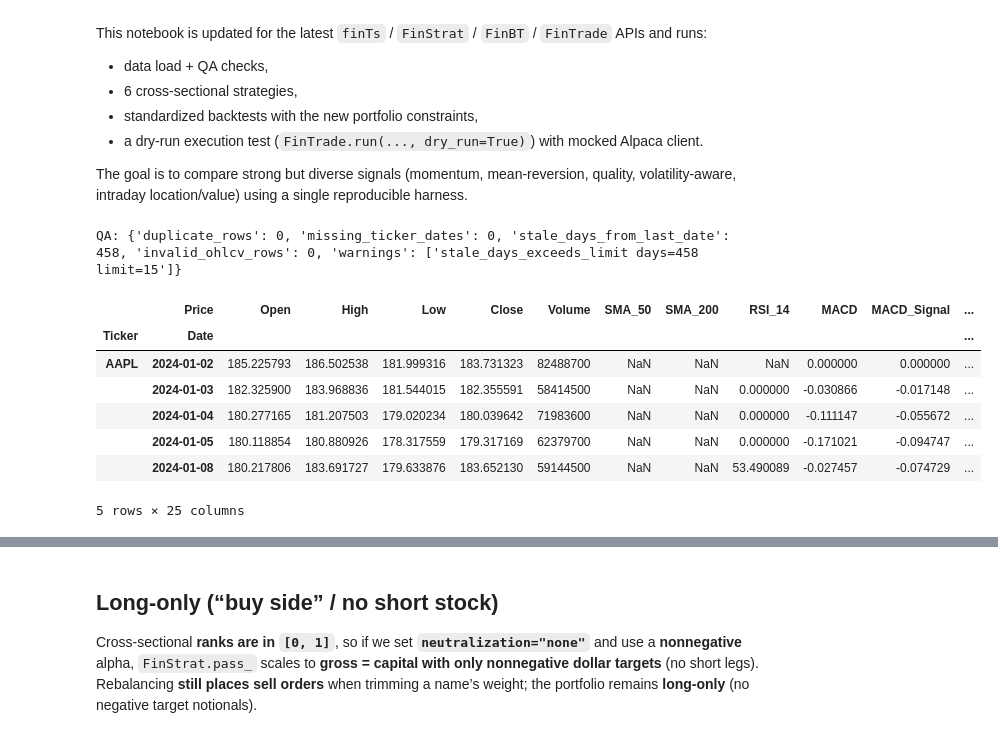
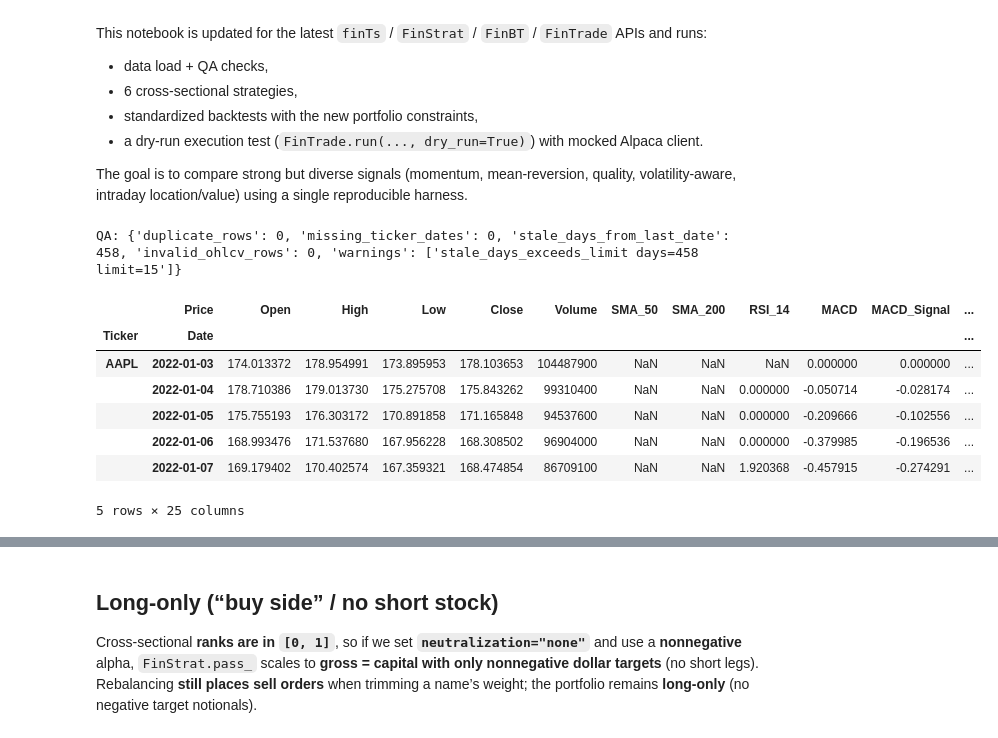
Before and after one commit to Kaushikdey647/shunya, a Jupyter notebook: test.ipynb, the cells around one changed output, grey strips where cells are left out. Cells and saved outputs as stored; diff of their text form; code cells hidden in the pictures.

```diff
--- a/test.ipynb
+++ b/test.ipynb
@@ -22,39 +22,39 @@ from src.algorithm.decision import DecisionContext
 from src.algorithm.fintrade import FinTrade
 from src.utils import indicators as ind
 from unittest.mock import MagicMock
 
 from src.data.fints import finTs
 
 urllib3.disable_warnings(urllib3.exceptions.InsecureRequestWarning)
 session = requests.Session(impersonate="chrome", verify=False)
 
-START, END = "2024-01-01", "2025-01-01"
+START, END = "2022-01-01", "2025-01-01"
 TICKERS = [
     "AAPL", "MSFT", "NVDA", "GOOGL", "AMZN", "META",
     "JPM", "XOM", "UNH", "PG", "KO", "ORCL",
 ]
 
 data = finTs(
     start_date=START,
     end_date=END,
     ticker_list=TICKERS,
     session=session,
 )
 
 assert not data.df.empty, "No market data loaded. Check symbols and date range."
 qa = data.qa_diagnostics(max_stale_days=15)
 print("QA:", qa.as_dict())
 
 data.df.head()
 # %% [output]
 QA: {'duplicate_rows': 0, 'missing_ticker_dates': 0, 'stale_days_from_last_date': 458, 'invalid_ohlcv_rows': 0, 'warnings': ['stale_days_exceeds_limit days=458 limit=15']}
 |  | Price | Open | High | Low | Close | Volume | SMA_50 | SMA_200 | RSI_14 | MACD | MACD_Signal | ... |
 | Ticker | Date |  |  |  |  |  |  |  |  |  |  | ... |
-| AAPL | 2024-01-02 | 185.225793 | 186.502538 | 181.999316 | 183.731323 | 82488700 | NaN | NaN | NaN | 0.000000 | 0.000000 | ... |
-|  | 2024-01-03 | 182.325900 | 183.968836 | 181.544015 | 182.355591 | 58414500 | NaN | NaN | 0.000000 | -0.030866 | -0.017148 | ... |
-|  | 2024-01-04 | 180.277165 | 181.207503 | 179.020234 | 180.039642 | 71983600 | NaN | NaN | 0.000000 | -0.111147 | -0.055672 | ... |
-|  | 2024-01-05 | 180.118854 | 180.880926 | 178.317559 | 179.317169 | 62379700 | NaN | NaN | 0.000000 | -0.171021 | -0.094747 | ... |
-|  | 2024-01-08 | 180.217806 | 183.691727 | 179.633876 | 183.652130 | 59144500 | NaN | NaN | 53.490089 | -0.027457 | -0.074729 | ... |
+| AAPL | 2022-01-03 | 174.013372 | 178.954991 | 173.895953 | 178.103653 | 104487900 | NaN | NaN | NaN | 0.000000 | 0.000000 | ... |
+|  | 2022-01-04 | 178.710386 | 179.013730 | 175.275708 | 175.843262 | 99310400 | NaN | NaN | 0.000000 | -0.050714 | -0.028174 | ... |
+|  | 2022-01-05 | 175.755193 | 176.303172 | 170.891858 | 171.165848 | 94537600 | NaN | NaN | 0.000000 | -0.209666 | -0.102556 | ... |
+|  | 2022-01-06 | 168.993476 | 171.537680 | 167.956228 | 168.308502 | 96904000 | NaN | NaN | 0.000000 | -0.379985 | -0.196536 | ... |
+|  | 2022-01-07 | 169.179402 | 170.402574 | 167.359321 | 168.474854 | 86709100 | NaN | NaN | 1.920368 | -0.457915 | -0.274291 | ... |
 5 rows × 25 columns
 # %%
 _RANGE_EPS = 1e-12
```
Also changed, not shown: parts of 5 cells of this notebook.
